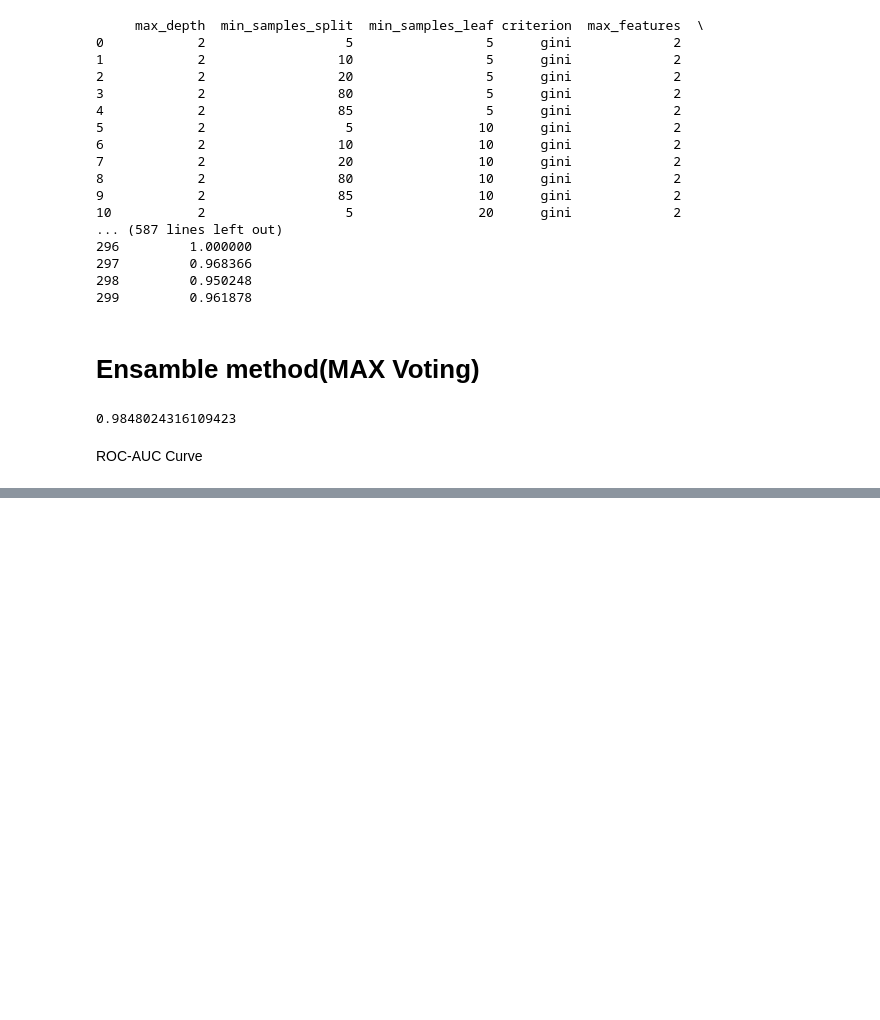
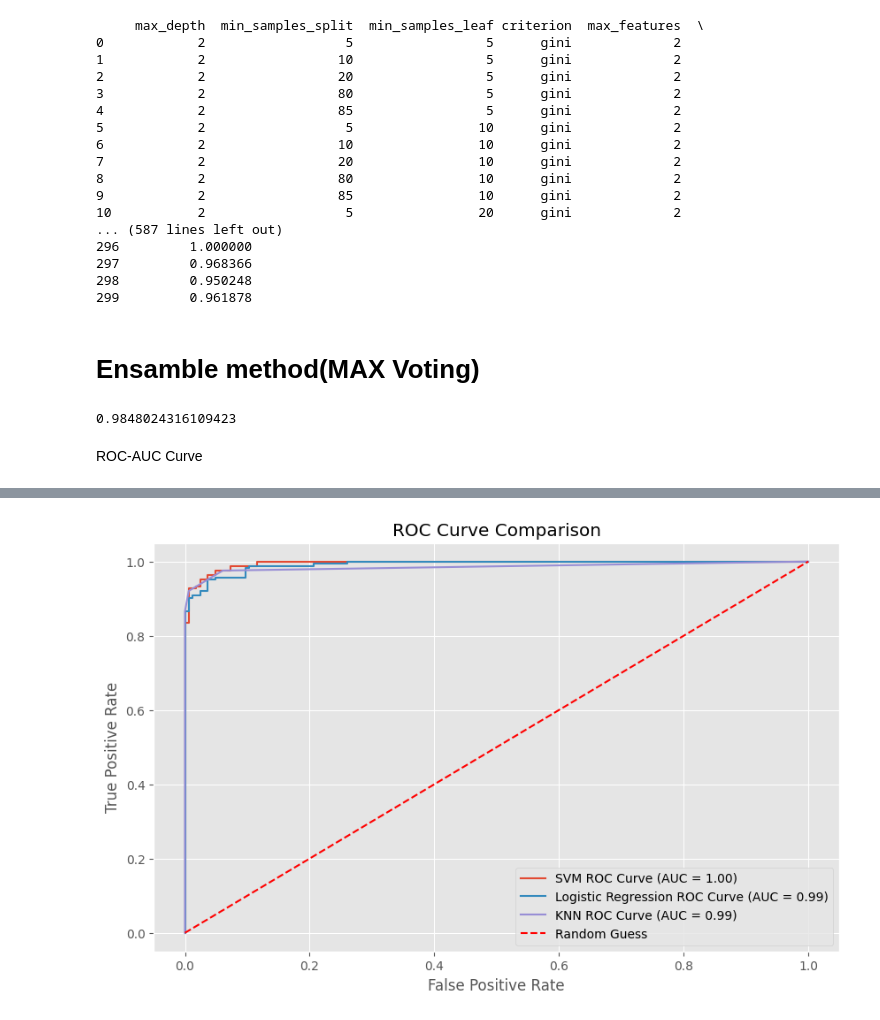
Before and after one commit to SaymaSJ/Porject-IoMT-, a Jupyter notebook: IoMT(SVM,KNN,LR).ipynb, the cells around one changed output, grey strips where cells are left out. Drawn from its saved outputs; the diff is of its cells as text; code cells hidden in the pictures; blank space fills up the shorter version.

```diff
--- a/IoMT(SVM,KNN,LR).ipynb
+++ b/IoMT(SVM,KNN,LR).ipynb
@@ -1476,3 +1503,102 @@ model.score(X_test,y_test)
 0.9848024316109423
 # %% [markdown]
 ROC-AUC Curve
+# %%
+from sklearn.svm import SVC
+from sklearn.linear_model import LogisticRegression
+from sklearn.neighbors import KNeighborsClassifier
+from sklearn.metrics import confusion_matrix, accuracy_score, precision_score, recall_score, f1_score, roc_curve, roc_auc_score
+import matplotlib.pyplot as plt
+import seaborn as sns
+
+# SVM model
+svm = SVC(max_iter=1000, tol=0.1, C=.1, kernel='rbf', probability=True)
+svm.fit(X_train, y_train)
+decision_scores_svm = svm.decision_function(X_test)
+threshold_svm = 0.03
+y_pred_threshold_svm = (decision_scores_svm >= threshold_svm).astype(int)
+
+# Logistic Regression model
+lr = LogisticRegression(max_iter=1000, solver='saga', tol=0.1, C=100)
+lr.fit(X_train, y_train)
+y_proba_lr = lr.predict_proba(X_test)
+y_proba_positive_lr = y_proba_lr[:, 1]
+threshold_lr = 0.3
+y_pred_threshold_lr = (y_proba_positive_lr >= threshold_lr).astype(int)
+
+# KNN model
+knn = KNeighborsClassifier(n_neighbors=3)
+knn.fit(X_train, y_train)
+knn_proba = knn.predict_proba(X_test)
+threshold_knn = 0.3
+y_pred_threshold_knn = (knn_proba[:, 1] >= threshold_knn).astype(int)
+
+# Compute confusion matrix and metrics for SVM
+conf_mat_svm = confusion_matrix(y_test, y_pred_threshold_svm)
+accuracy_svm = accuracy_score(y_test, y_pred_threshold_svm)
+precision_svm = precision_score(y_test, y_pred_threshold_svm)
+recall_svm = recall_score(y_test, y_pred_threshold_svm)
+f1_svm = f1_score(y_test, y_pred_threshold_svm)
+fpr_svm, tpr_svm, thresholds_svm = roc_curve(y_test, decision_scores_svm)
+auc_score_svm = roc_auc_score(y_test, decision_scores_svm)
+
+# Compute confusion matrix and metrics for Logistic Regression
+conf_mat_lr = confusion_matrix(y_test, y_pred_threshold_lr)
+accuracy_lr = accuracy_score(y_test, y_pred_threshold_lr)
+precision_lr = precision_score(y_test, y_pred_threshold_lr)
+recall_lr = recall_score(y_test, y_pred_threshold_lr)
+f1_lr = f1_score(y_test, y_pred_threshold_lr)
+fpr_lr, tpr_lr, thresholds_lr = roc_curve(y_test, y_proba_positive_lr)
+auc_score_lr = roc_auc_score(y_test, y_proba_positive_lr)
+
+# Compute confusion matrix and metrics for KNN
+conf_mat_knn = confusion_matrix(y_test, y_pred_threshold_knn)
+accuracy_knn = accuracy_score(y_test, y_pred_threshold_knn)
+precision_knn = precision_score(y_test, y_pred_threshold_knn)
+recall_knn = recall_score(y_test, y_pred_threshold_knn)
+f1_knn = f1_score(y_test, y_pred_threshold_knn)
+fpr_knn, tpr_knn, thresholds_knn = roc_curve(y_test, knn_proba[:, 1])
+auc_score_knn = roc_auc_score(y_test, knn_proba[:, 1])
+
+# Print SVM metrics
+print("SVM Confusion Matrix:")
+print(conf_mat_svm)
+print("SVM Accuracy:", accuracy_svm)
+print("SVM Precision:", precision_svm)
+print("SVM Recall:", recall_svm)
+print("SVM F1 Score:", f1_svm)
+print("SVM AUC Score:", auc_score_svm)
+
+# Print Logistic Regression metrics
+print("\nLogistic Regression Confusion Matrix:")
+print(conf_mat_lr)
+print("Logistic Regression Accuracy:", accuracy_lr)
+print("Logistic Regression Precision:", precision_lr)
+print("Logistic Regression Recall:", recall_lr)
+print("Logistic Regression F1 Score:", f1_lr)
+print("Logistic Regression AUC Score:", auc_score_lr)
+
+# Print KNN metrics
+print("\nKNN Confusion Matrix:")
+print(conf_mat_knn)
+print("KNN Accuracy:", accuracy_knn)
+print("KNN Precision:", precision_knn)
+print("KNN Recall:", recall_knn)
+print("KNN F1 Score:", f1_knn)
+print("KNN AUC Score:", auc_score_knn)
+
+# Plot ROC curves
+plt.figure(figsize=(10, 6))
+plt.plot(fpr_svm, tpr_svm, label='SVM ROC Curve (AUC = {:.2f})'.format(auc_score_svm))
+plt.plot(fpr_lr, tpr_lr, label='Logistic Regression ROC Curve (AUC = {:.2f})'.format(auc_score_lr))
+plt.plot(fpr_knn, tpr_knn, label='KNN ROC Curve (AUC = {:.2f})'.format(auc_score_knn))
+plt.plot([0, 1], [0, 1], linestyle='--', color='r', label='Random Guess')
+plt.xlabel('False Positive Rate')
+plt.ylabel('True Positive Rate')
+plt.title('ROC Curve Comparison')
+plt.legend()
+plt.show()
+plt.legend(loc='best')
+plt.savefig('ROC',dpi=300)
+plt.show();
+# %% [output]
@@ -1478,0 +1622 @@ ROC-AUC Curve
+[figure, added]
```
Also changed, not shown: parts of 18 cells of this notebook.
